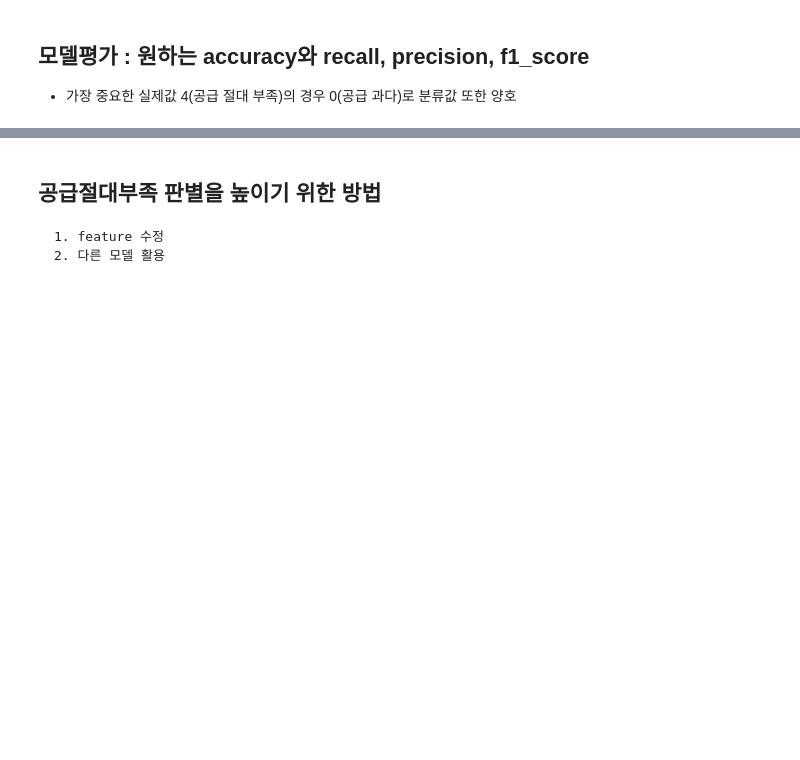
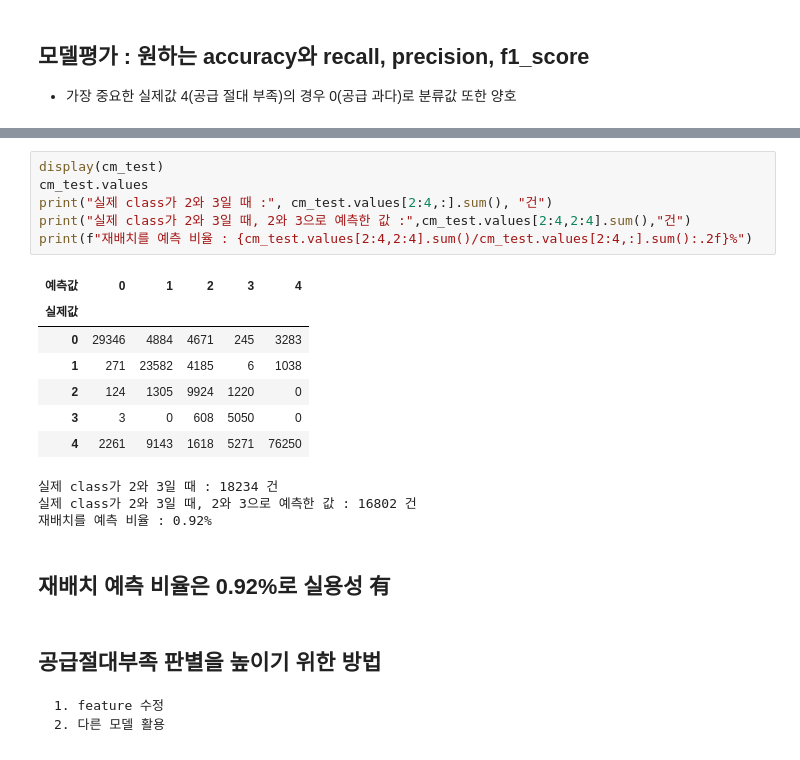
Before and after one commit to devna0111/FlowCast, a Jupyter notebook: Predict_models/M2/M2_모델 설계_LightGBM_범주형.ipynb, the cells around one changed output, grey strips where cells are left out. Saved outputs shown, nothing was run; the diff lists cells and outputs as text; blank space fills up the shorter version.

```diff
--- a/Predict_models/M2/M2_모델 설계_LightGBM_범주형.ipynb
+++ b/Predict_models/M2/M2_모델 설계_LightGBM_범주형.ipynb
@@ -932,3 +956,22 @@ print("공급절대부족 판별이 필요한데 공급다소부족으로 분류
+# %%
+display(cm_test)
+cm_test.values
+print("실제 class가 2와 3일 때 :", cm_test.values[2:4,:].sum(), "건")
+print("실제 class가 2와 3일 때, 2와 3으로 예측한 값 :",cm_test.values[2:4,2:4].sum(),"건")
+print(f"재배치를 예측 비율 : {cm_test.values[2:4,2:4].sum()/cm_test.values[2:4,:].sum():.2f}%")
+# %% [output]
+| 예측값 | 0 | 1 | 2 | 3 | 4 |
+| 실제값 |  |  |  |  |  |
+| 0 | 29346 | 4884 | 4671 | 245 | 3283 |
+| 1 | 271 | 23582 | 4185 | 6 | 1038 |
+| 2 | 124 | 1305 | 9924 | 1220 | 0 |
+| 3 | 3 | 0 | 608 | 5050 | 0 |
+| 4 | 2261 | 9143 | 1618 | 5271 | 76250 |
+실제 class가 2와 3일 때 : 18234 건
+실제 class가 2와 3일 때, 2와 3으로 예측한 값 : 16802 건
+재배치를 예측 비율 : 0.92%
+# %% [markdown]
+## 재배치 예측 비율은 0.92%로 실용성 有
 # %% [markdown]
 ## 공급절대부족 판별을 높이기 위한 방법
     1. feature 수정
```
Also changed, not shown: parts of 10 cells of this notebook.
